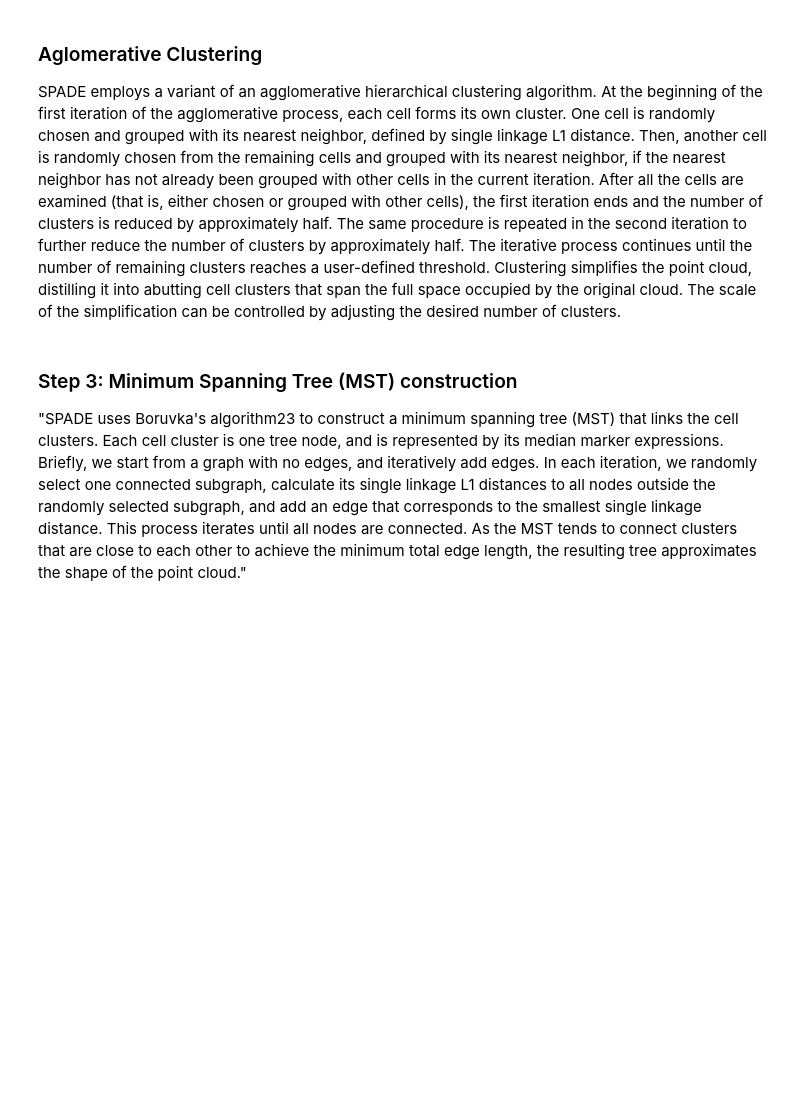
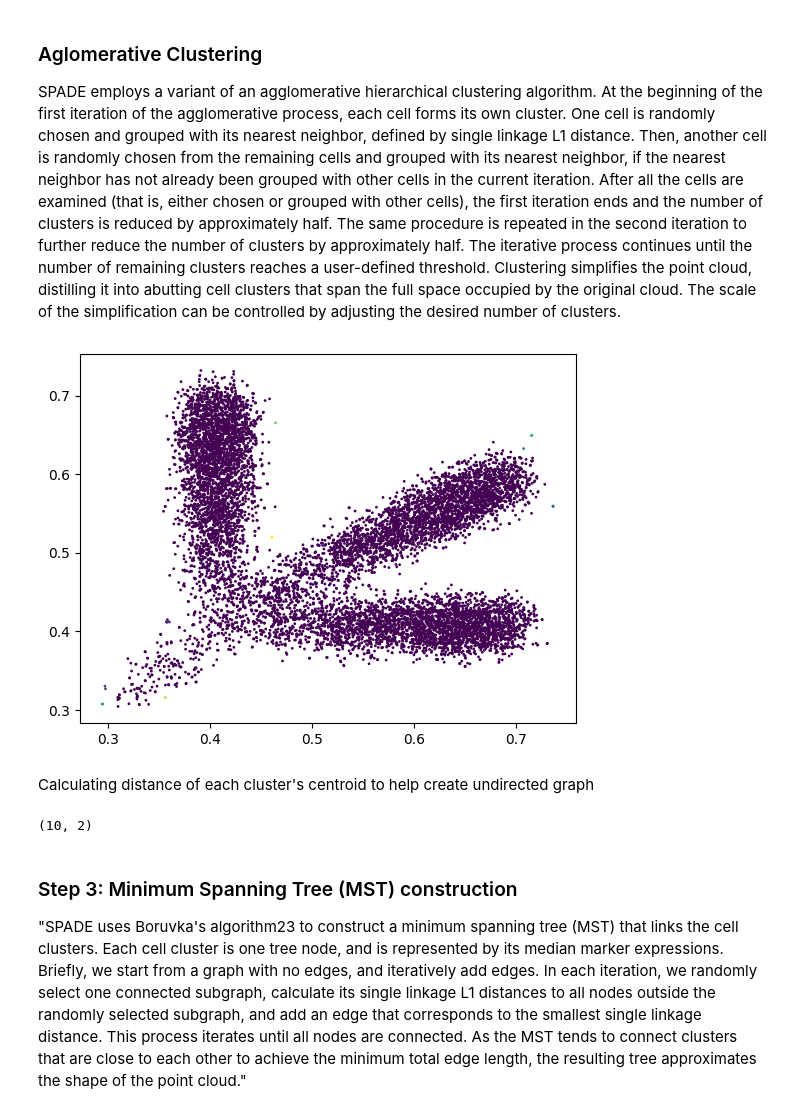
Before and after one commit to TanviJain2803/SenNet_Duke, a Jupyter notebook: SPADE_trial.ipynb, the cells around one changed output. Drawn from its saved outputs; the diff is of its cells as text; code cells hidden in the pictures; blank space fills up the shorter version.

```diff
--- a/SPADE_trial.ipynb
+++ b/SPADE_trial.ipynb
@@ -205,10 +159,24 @@ SPADE employs a variant of an agglomerative hierarchical clustering algorithm. A
 # %%
 from sklearn.cluster import AgglomerativeClustering
 # %%
-clustering = AgglomerativeClustering(n_clusters=10, metric="l1",linkage='single').fit(kept_events)
+clustering = AgglomerativeClustering(n_clusters=10, metric="l1",linkage='single').fit(X1)
 # %%
-plt.scatter(*kept_events.T, s=1, c=clustering.labels_)
+plt.scatter(*X1.T, s=1, c=clustering.labels_)
 plt.show()
+# %% [output]
+[figure, added]
+# %% [markdown]
+Calculating distance of each cluster's centroid to help create undirected graph
+# %%
+from sklearn.neighbors import NearestCentroid
+
+y_predict = clustering.fit_predict(X1)
+clf = NearestCentroid()
+clf.fit(X1, y_predict)
+#print(clf.centroids_)
+clf.centroids_.shape
+# %% [output]
+(10, 2)
 # %% [markdown]
 ### Step 3: Minimum Spanning Tree (MST) construction
 
```
Also changed, not shown: parts of 66 cells of this notebook.
